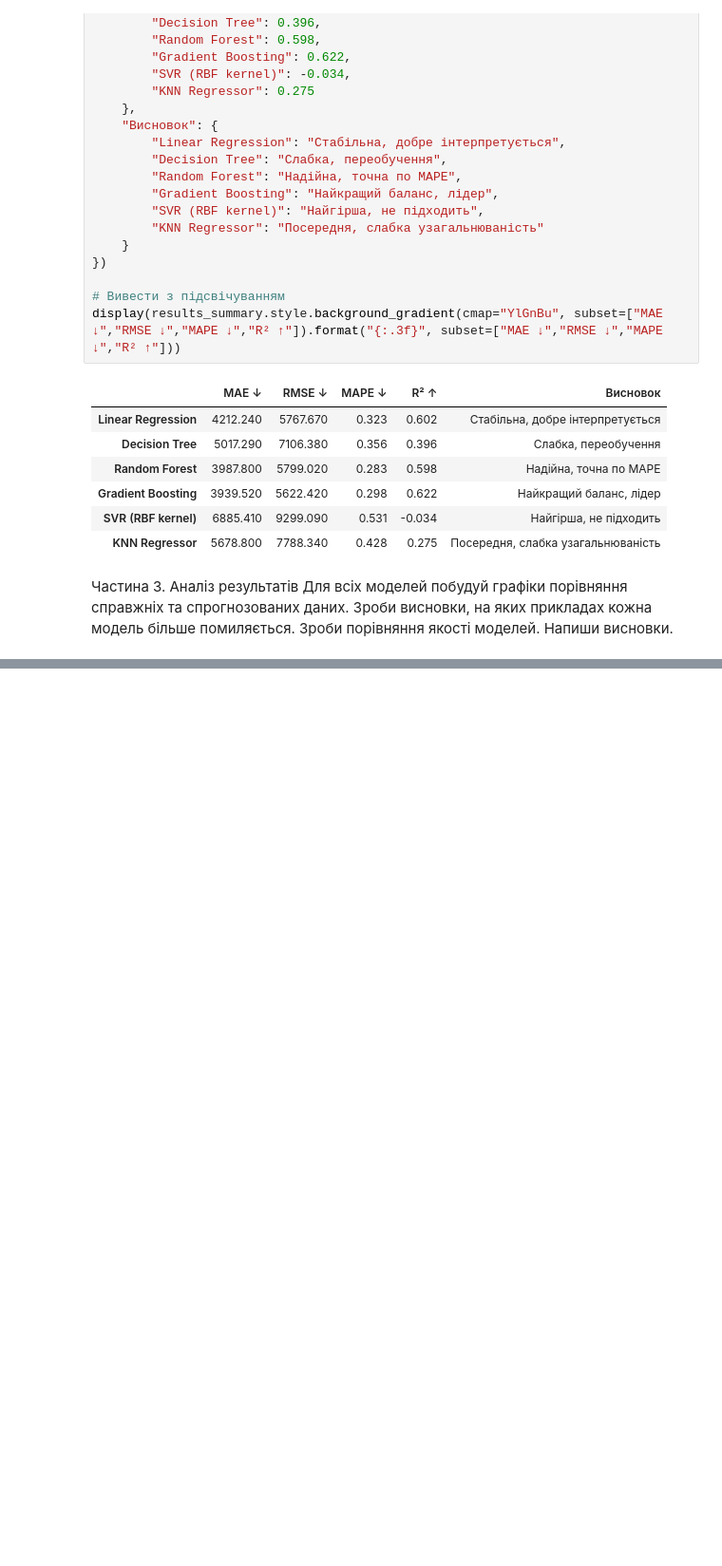
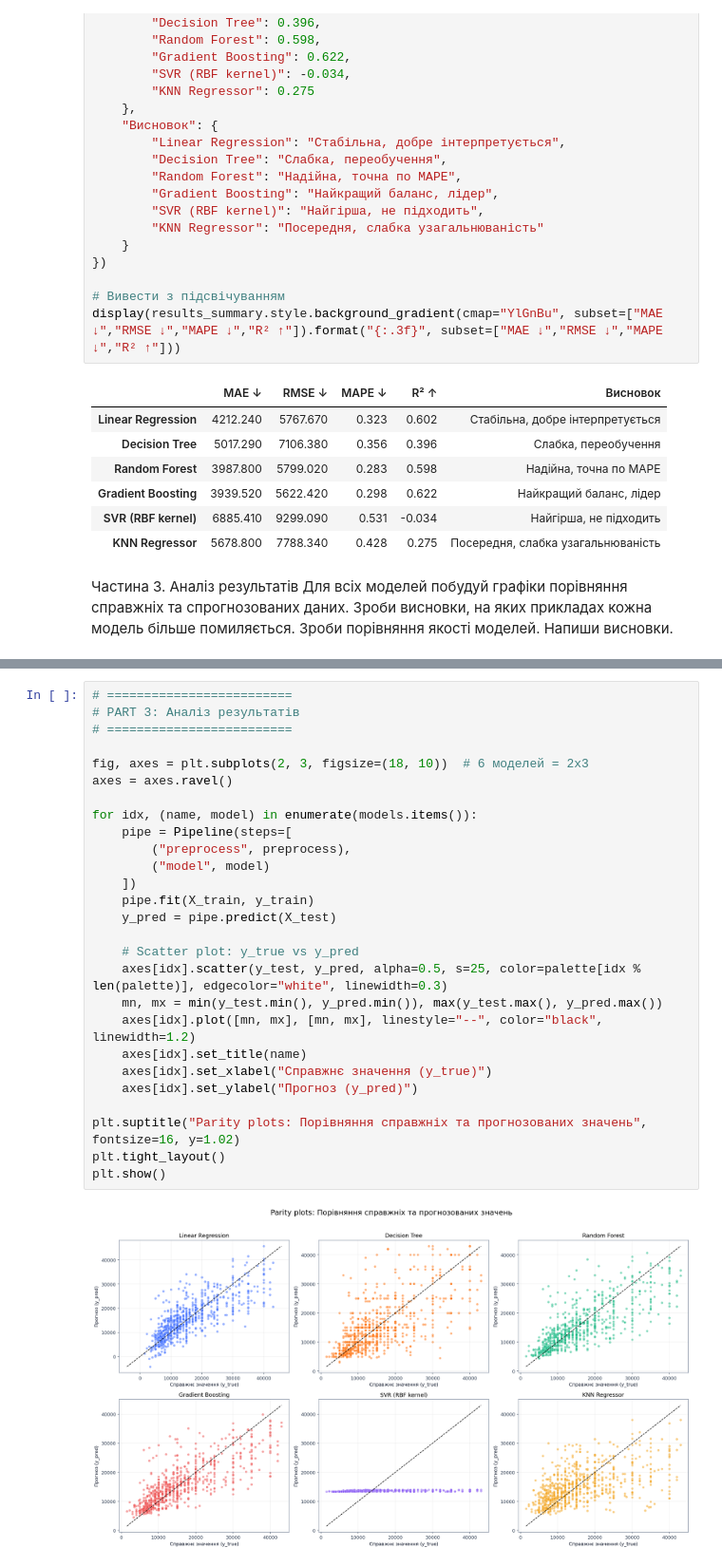
Before and after one commit to svetlanama/math, a Jupyter notebook: ДЗ10_Моісеєнко_Світлана_Олександрівна.ipynb, the cells around one changed output, grey strips where cells are left out. Shown at 95% size. Saved outputs shown, nothing was run; the diff lists cells and outputs as text; blank space fills up the shorter version.

```diff
--- a/ДЗ10_Моісеєнко_Світлана_Олександрівна.ipynb
+++ b/ДЗ10_Моісеєнко_Світлана_Олександрівна.ipynb
@@ -818,0 +668,29 @@ error_hist(res["abs_err_rf"], "Distribution of |error|: Random Forest")
+# %%
+# =========================
+# PART 3: Аналіз результатів
+# =========================
+
+fig, axes = plt.subplots(2, 3, figsize=(18, 10))  # 6 моделей = 2x3
+axes = axes.ravel()
+
+for idx, (name, model) in enumerate(models.items()):
+    pipe = Pipeline(steps=[
+        ("preprocess", preprocess),
+        ("model", model)
+    ])
+    pipe.fit(X_train, y_train)
+    y_pred = pipe.predict(X_test)
+
+    # Scatter plot: y_true vs y_pred
+    axes[idx].scatter(y_test, y_pred, alpha=0.5, s=25, color=palette[idx % len(palette)], edgecolor="white", linewidth=0.3)
+    mn, mx = min(y_test.min(), y_pred.min()), max(y_test.max(), y_pred.max())
+    axes[idx].plot([mn, mx], [mn, mx], linestyle="--", color="black", linewidth=1.2)
+    axes[idx].set_title(name)
+    axes[idx].set_xlabel("Справжнє значення (y_true)")
+    axes[idx].set_ylabel("Прогноз (y_pred)")
+
+plt.suptitle("Parity plots: Порівняння справжніх та прогнозованих значень", fontsize=16, y=1.02)
+plt.tight_layout()
+plt.show()
+# %% [output]
+[figure, added]
```
Also changed, not shown: parts of 11 cells of this notebook.
